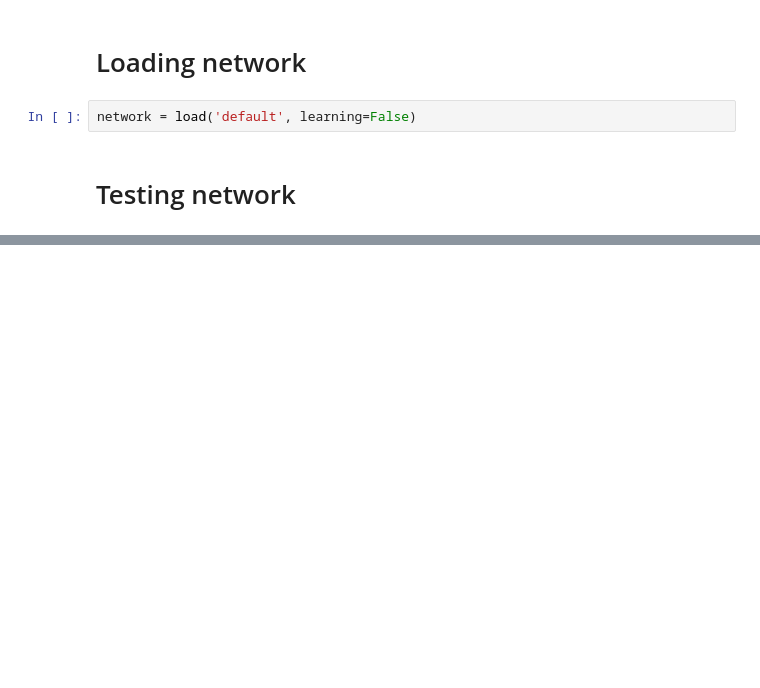
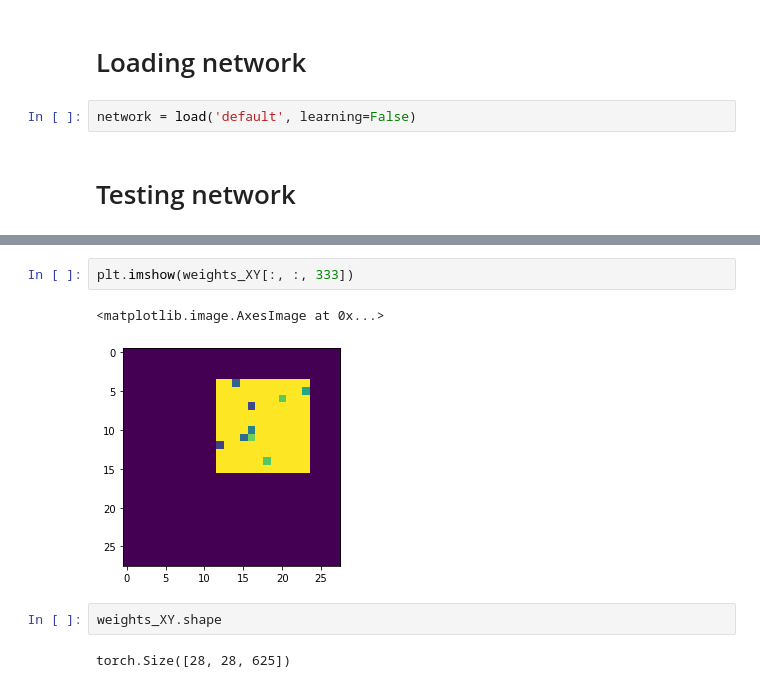
Before and after one commit to danielgafni/Bachelor, a Jupyter notebook: MNIST.ipynb, the cells around one changed output, grey strips where cells are left out. Cells and saved outputs as stored; diff of their text form; blank space fills up the shorter version.

```diff
--- a/MNIST.ipynb
+++ b/MNIST.ipynb
@@ -225,0 +251,9 @@ TypeError: transpose() takes 2 positional arguments but 3 were given
+# %%
+plt.imshow(weights_XY[:, :, 333])
+# %% [output]
+<matplotlib.image.AxesImage at 0x...>
+[figure, added]
+# %%
+weights_XY.shape
+# %% [output]
+torch.Size([28, 28, 625])
```
Also changed, not shown: parts of 9 cells of this notebook, 3 other files.
